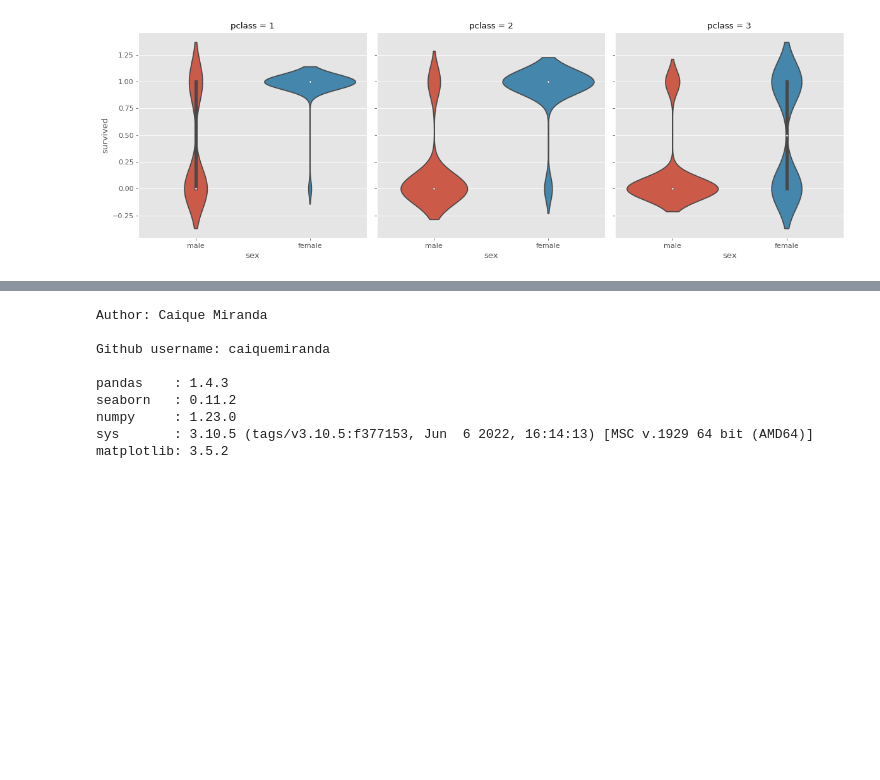
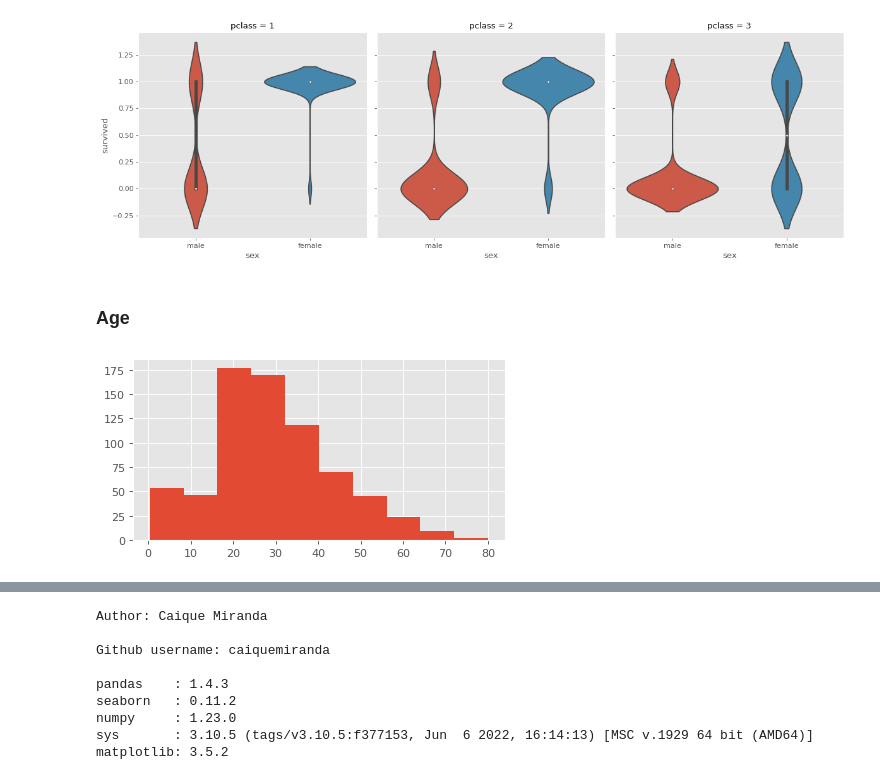
Before and after one commit to caiquemiranda/data-visualization-python, a Jupyter notebook: 10-analysis-visualization-titanic-dataset.ipynb, the cells around one changed output, grey strips where cells are left out. Drawn from its saved outputs; the diff is of its cells as text; code cells hidden in the pictures; blank space fills up the shorter version.

```diff
--- a/10-analysis-visualization-titanic-dataset.ipynb
+++ b/10-analysis-visualization-titanic-dataset.ipynb
@@ -369,3 +369,9 @@ sns.catplot(x= 'sex',
             data= titanic);
 # %% [output]
 [figure]
+# %% [markdown]
+### Age
+# %%
+titanic['age'].hist();
+# %% [output]
+[figure, added]
```
Also changed, not shown: parts of 4 cells of this notebook.
